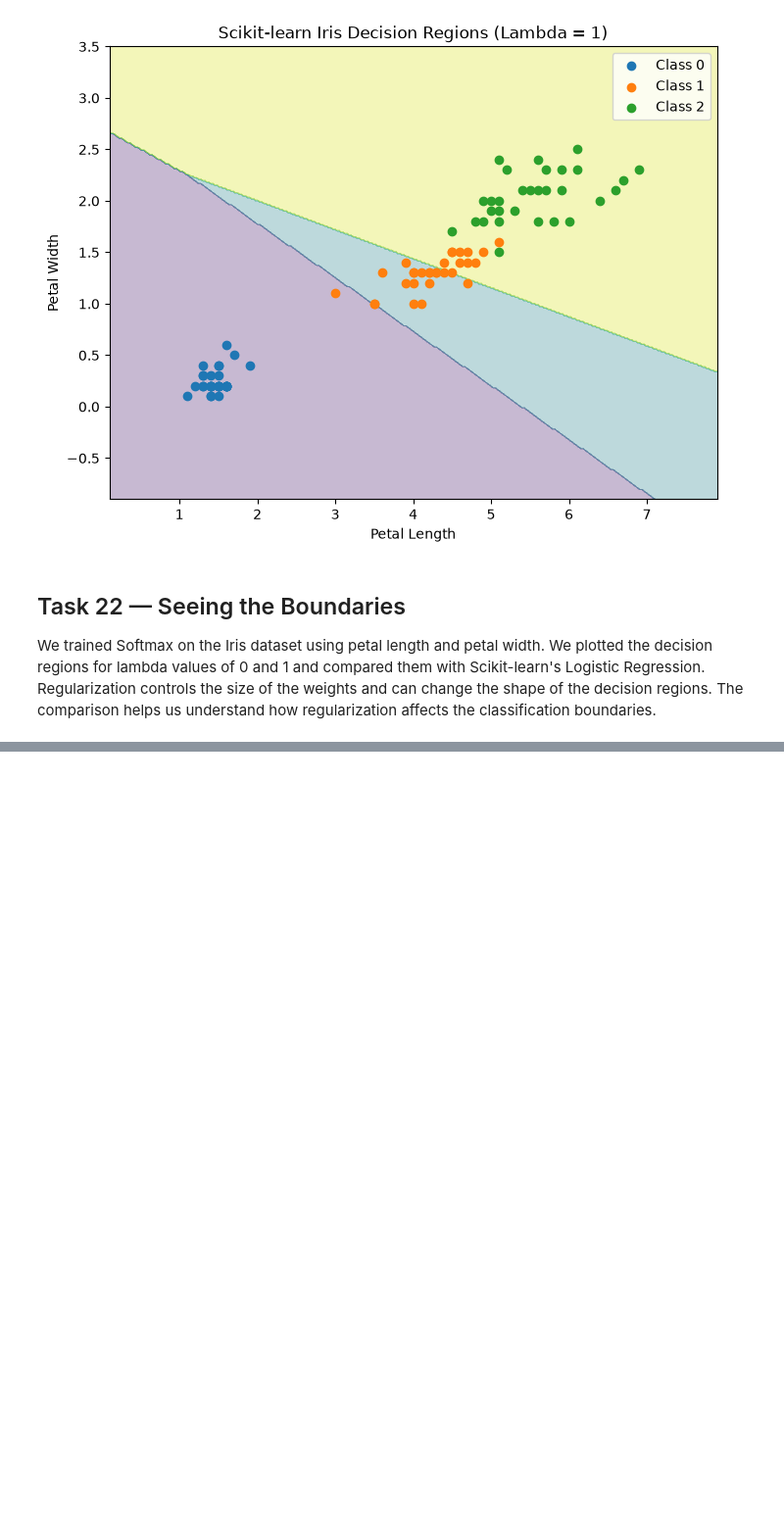
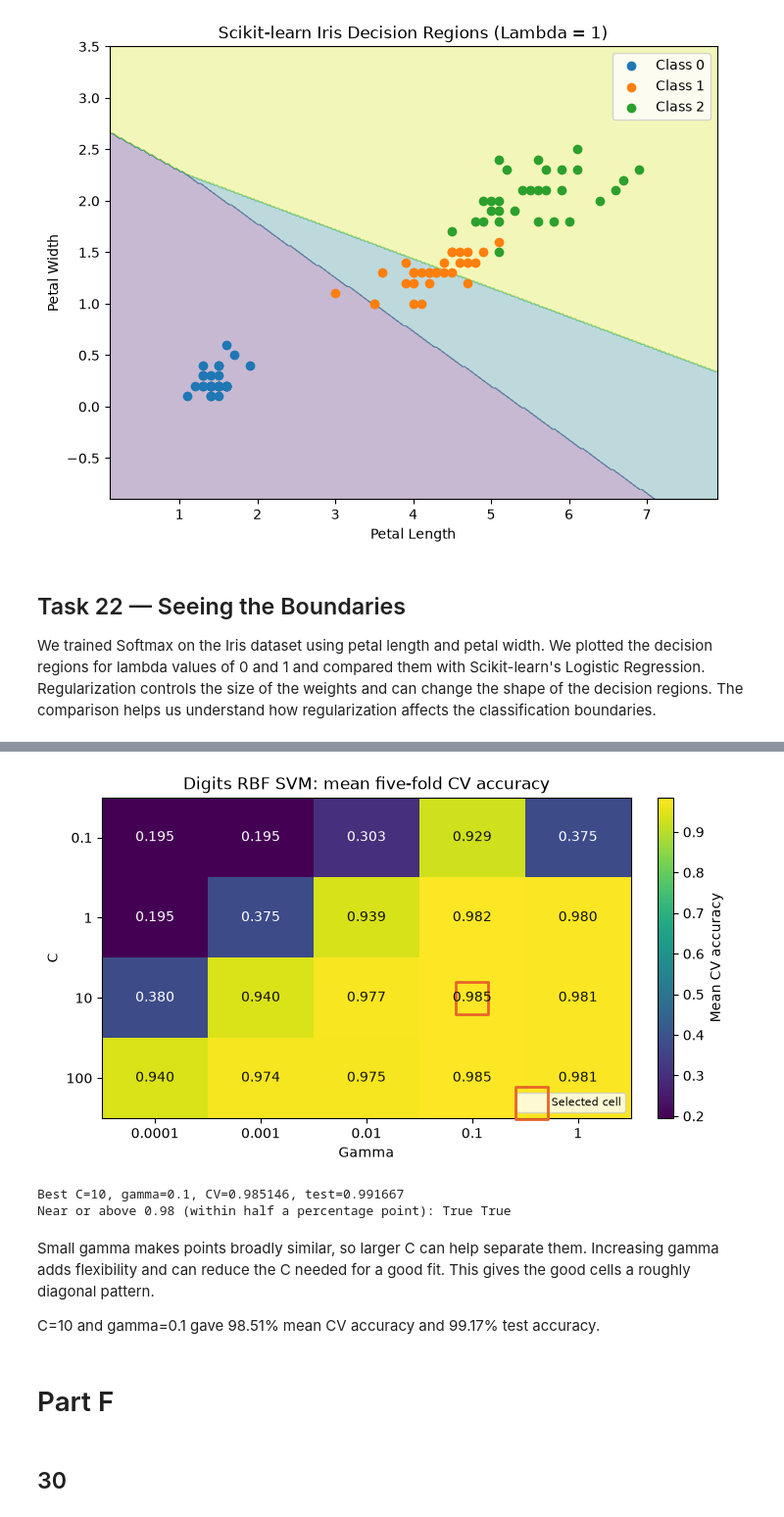
Before and after one commit to mahmoudshafea/Linear_models_-_SVM, a Jupyter notebook: 9401_assignment2.ipynb, the cells around one changed output, grey strips where cells are left out. Shown at 98% size. Saved outputs shown, nothing was run; the diff lists cells and outputs as text; code cells hidden in the pictures; blank space fills up the shorter version.

Commit message:
Complete Parts E and F and add final notebook PDF

```diff
--- a/9401_assignment2.ipynb
+++ b/9401_assignment2.ipynb
@@ -2933,0 +3391,60 @@ We trained Softmax on the Iris dataset using petal length and petal width. We pl
+# %%
+C_grid = [.1, 1, 10, 100]
+
+gamma_grid = [1e-4, 1e-3, 1e-2, 1e-1, 1]
+
+search = GridSearchCV(SVC(kernel="rbf"),
+                      {"C": C_grid, "gamma": gamma_grid},
+                      cv=StratifiedKFold(5, shuffle=True, random_state=42),
+                      scoring="accuracy", refit=True, error_score="raise")
+
+_ = search.fit(d_train, dyt)
+# %%
+results = pd.DataFrame(search.cv_results_)
+
+heat = results.pivot(index="param_C", columns="param_gamma", values="mean_test_score")
+
+heat = heat.loc[C_grid, gamma_grid]
+
+fig, ax = plt.subplots(figsize=(7, 4), constrained_layout=True)
+
+im = ax.imshow(heat, aspect="auto", cmap="viridis")
+
+ax.set(xticks=range(len(gamma_grid)), xticklabels=[f"{v:g}" for v in gamma_grid],
+       yticks=range(len(C_grid)), yticklabels=[f"{v:g}" for v in C_grid],
+       xlabel="Gamma", ylabel="C", title="Digits RBF SVM: mean five-fold CV accuracy")
+
+for (i, j), val in np.ndenumerate(heat.to_numpy()):
+    ax.text(j, i, f"{val:.3f}", ha="center", va="center",
+            color="#111" if im.norm(val) > .65 else "white")
+
+fig.colorbar(im, ax=ax, label="Mean CV accuracy")
+
+best_c, best_gamma = search.best_params_["C"], search.best_params_["gamma"]
+
+ax.scatter(gamma_grid.index(best_gamma), C_grid.index(best_c), marker="s",
+           facecolors="none", edgecolors="#e86528", s=560, linewidths=2, label="Selected cell")
+
+ax.legend(loc="lower right", fontsize=8)
+
+plt.show()
+# %% [output]
+[figure, added]
+# %%
+digits_rbf_test = accuracy(dye, search.predict(d_test))
+
+print(f"Best C={best_c:g}, gamma={best_gamma:g}, CV={search.best_score_:.6f}, test={digits_rbf_test:.6f}")
+
+print("Near or above 0.98 (within half a percentage point):",
+      search.best_score_ >= .975, digits_rbf_test >= .975)
+# %% [output]
+Best C=10, gamma=0.1, CV=0.985146, test=0.991667
+Near or above 0.98 (within half a percentage point): True True
+# %% [markdown]
+Small gamma makes points broadly similar, so larger C can help separate them. Increasing gamma adds flexibility and can reduce the C needed for a good fit. This gives the good cells a roughly diagonal pattern.
+
+C=10 and gamma=0.1 gave 98.51% mean CV accuracy and 99.17% test accuracy.
+# %% [markdown]
+# Part F
+# %% [markdown]
+## 30
```
Also changed, not shown: parts of 60 cells of this notebook, 1 other file.
